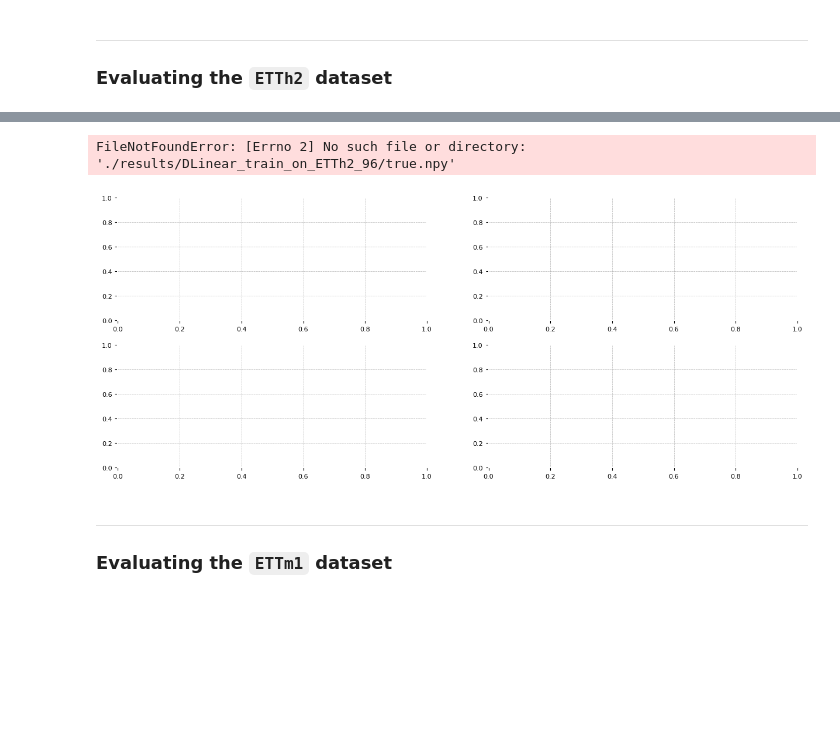
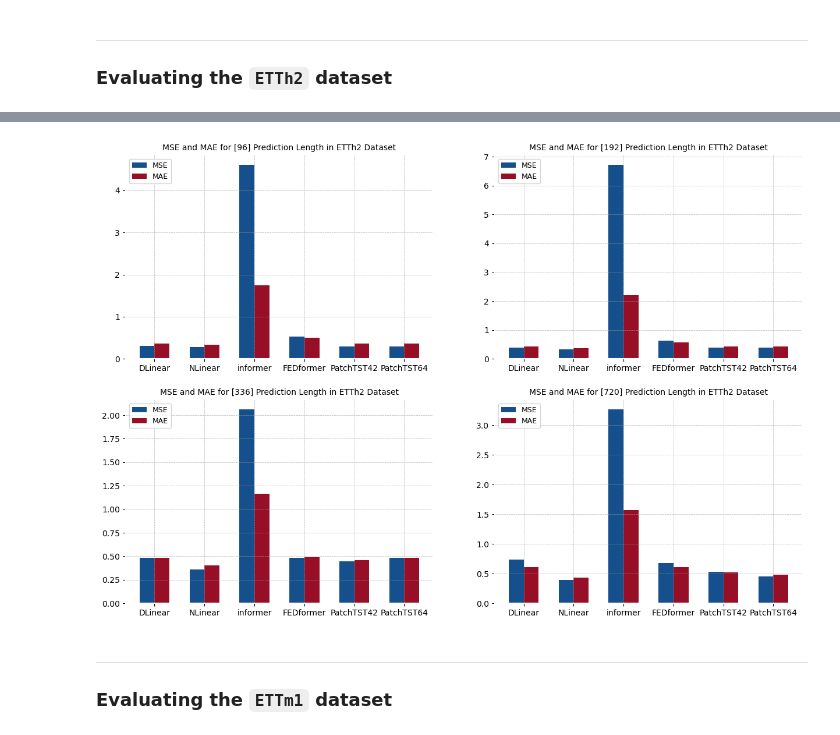
Before and after one commit to volzock/Transformer-based-solutions-for-the-long-term-time-series-forecasting, a Jupyter notebook: Results-visualization.ipynb, the cells around one changed output, grey strips where cells are left out. Drawn from its saved outputs; the diff is of its cells as text; code cells hidden in the pictures; blank space fills up the shorter version.

```diff
--- a/Results-visualization.ipynb
+++ b/Results-visualization.ipynb
@@ -121,3 +150,12 @@ def Visualize_Error(dataset, pred_len, ax):
 # %% [markdown]
 ---
 ### Evaluating the `ETTh1` dataset
+# %%
+dataset='ETTh1'
+fig, axs = plt.subplots(nrows=4, ncols=1, figsize=(15, 12))
+
+for i, pred_len in enumerate([96,192,336,720]):
+
+    Evaluate(dataset, pred_len, axs[i])
+
+plt.show()
@@ -124,13 +164,11 @@ def Visualize_Error(dataset, pred_len, ax):
 # %%
-dataset='ETTh1'
-fig, axs = plt.subplots(nrows=2, ncols=2, figsize=(15, 6))
+fig, axs = plt.subplots(nrows=2, ncols=2, figsize=(15, 10))
 
-for i, pred_len in enumerate([96,192,336,720]):#
+for i, pred_len in enumerate([96,192,336,720]):
     row = i // 2
     col = i % 2
     ax = axs[row, col]
-    Evaluate(dataset, pred_len, ax)
+    Visualize_Error(dataset, pred_len, ax)
 
-plt.tight_layout()
 plt.show()
 # %% [output]
@@ -138,10 +175,0 @@ plt.show()
-# %%
-fig, axs = plt.subplots(nrows=2, ncols=2, figsize=(10, 8))
-
-for i, pred_len in enumerate([96,192,336,720]):
-    row = i // 2
-    col = i % 2
-    ax = axs[row, col]
-    Visualize_Error(dataset, pred_len, ax)
-
-plt.show()
@@ -150,3 +176,12 @@ plt.show()
 # %% [markdown]
 ---
 ### Evaluating the `ETTh2` dataset
+# %%
+dataset='ETTh2'
+fig, axs = plt.subplots(nrows=4, ncols=1, figsize=(15, 12))
+
+for i, pred_len in enumerate([96,192,336,720]):
+
+    Evaluate(dataset, pred_len, axs[i])
+
+plt.show()
@@ -153,14 +190,12 @@ plt.show()
 # %%
-dataset='ETTh2'
-fig, axs = plt.subplots(nrows=2, ncols=2, figsize=(15, 6))
+fig, axs = plt.subplots(nrows=2, ncols=2, figsize=(15, 10))
 
 for i, pred_len in enumerate([96,192,336,720]):
     row = i // 2
     col = i % 2
     ax = axs[row, col]
-    Evaluate(dataset, pred_len, ax)
+    Visualize_Error(dataset, pred_len, ax)
 
 plt.show()
 # %% [output]
-FileNotFoundError: [Errno 2] No such file or directory: './results/DLinear_train_on_ETTh2_96/true.npy'
-[figure, old version]
+[figure, new version]
```
Also changed, not shown: parts of 23 cells of this notebook, 5 other files.
